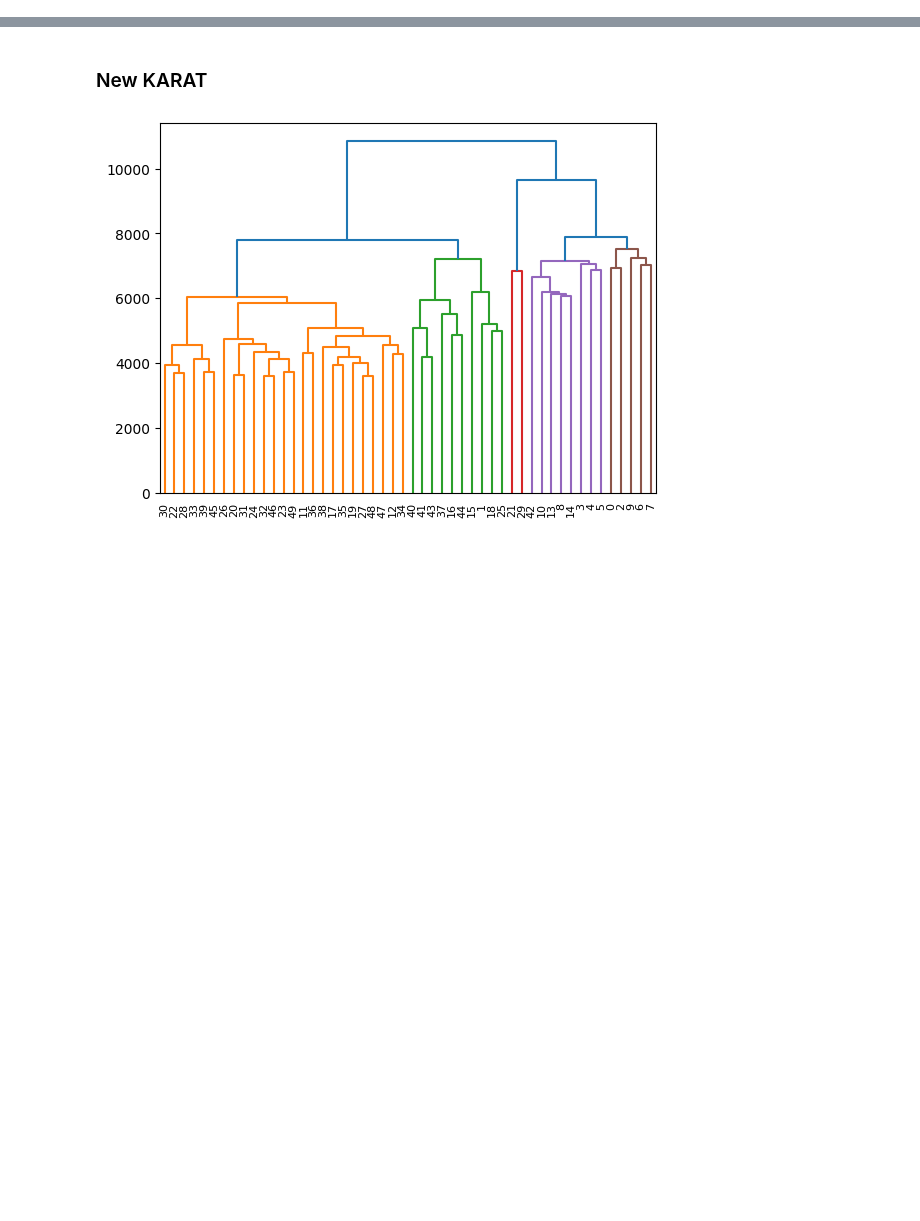
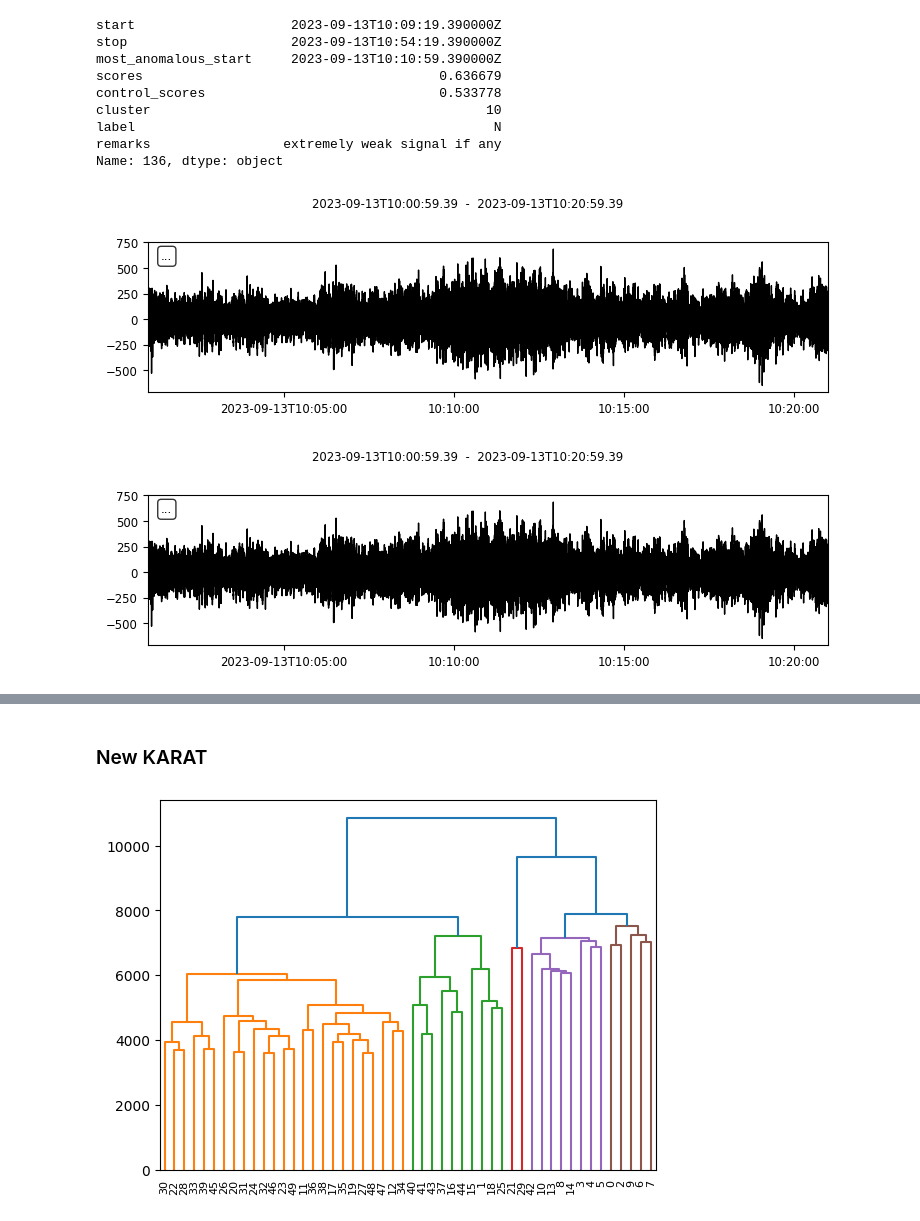
Before and after one commit to FKamper/seismic-isolation-forest, a Jupyter notebook: notebooks/greenland_clustering.ipynb, the cells around one changed output, grey strips where cells are left out. Drawn from its saved outputs; the diff is of its cells as text; code cells hidden in the pictures; blank space fills up the shorter version.

```diff
--- a/notebooks/greenland_clustering.ipynb
+++ b/notebooks/greenland_clustering.ipynb
@@ -44,14 +50,17 @@ def cluster_info(cluster):
 station = "KARAT"
 network = "DK"
 karat_paths = paths = find_paths("DK", "KARAT", "HHZ.D", start=2022, stop=2023)
+control_paths = find_paths("DK", "KARAT_CONT", "HHZ.D", start=2022, stop=2023)
 
 catalog = pd.read_csv("../catalogs/DK/KARAT.csv")
 catalog = preproc_flow_annotations(catalog)
 segments = pd.read_csv(f"../output/{network}/if/segments/{station}.csv", index_col=0)
 
-dtw_path = f"../output/{network}/dtw/distances"
+if_mod = joblib.load(f"../output/{network}/if/models/{station}.joblib")
 
-with open(f"{dtw_path}/{station}.pkl", "rb") as f:
+dtw_path = f"../output/backup/KARAT_200.pkl"
+
+with open(f"{dtw_path}", "rb") as f:
     results = pickle.load(f)
 
 X = np.zeros((len(results), len(results[0])))
@@ -227,0 +479,3 @@ cluster
+# %%
+cluster = segments[clusters == 8]
+cluster.shape[0]
@@ -227,0 +504,21 @@ cluster
+# %%
+seg = cluster.iloc[23]
+print(seg)
+dt = str(seg["most_anomalous_start"])[:10]
+t0 = obspy.UTCDateTime(seg["most_anomalous_start"]) - timedelta(minutes=10)
+t1 = obspy.UTCDateTime(seg["most_anomalous_start"]) + timedelta(minutes=10)
+
+st = read_segment(t0, t1, paths, filter_freq=0.3)
+st.plot()
+# %% [output]
+start                    2023-09-13T10:09:19.390000Z
+stop                     2023-09-13T10:54:19.390000Z
+most_anomalous_start     2023-09-13T10:10:59.390000Z
+scores                                      0.636679
+control_scores                              0.533778
+cluster                                           10
+label                                              N
+remarks                 extremely weak signal if any
+Name: 136, dtype: object
+[figure, added]
+[figure, added]
```
Also changed, not shown: parts of 116 cells of this notebook, 12 other files.
